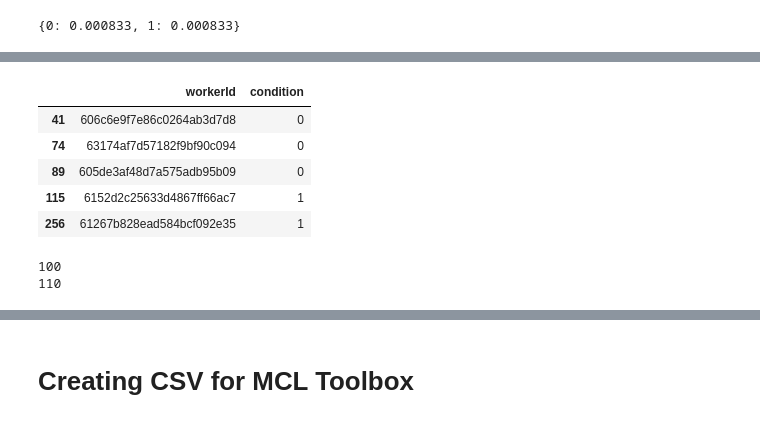
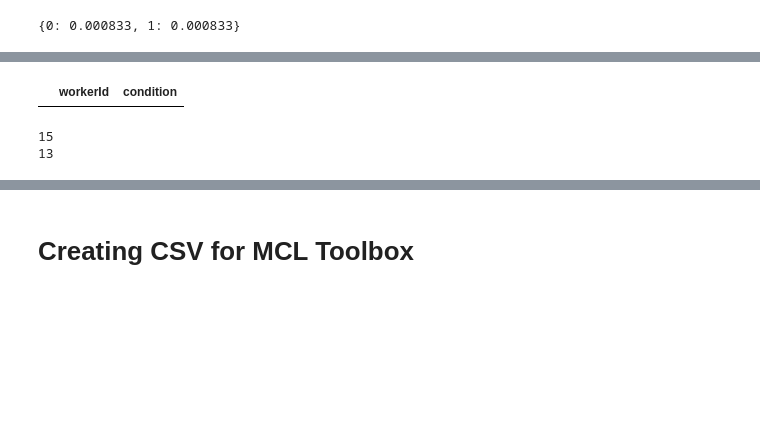
Before and after one commit to srinidhisrinivas/mcl-misalignment-mouselab, a Jupyter notebook: analysis/Preprocessing + Pilot Analysis.ipynb, the cells around one changed output, grey strips where cells are left out. Drawn from its saved outputs; the diff is of its cells as text; code cells hidden in the pictures; blank space fills up the shorter version.

```diff
--- a/analysis/Preprocessing + Pilot Analysis.ipynb
+++ b/analysis/Preprocessing + Pilot Analysis.ipynb
@@ -13,7 +13,7 @@ import pickle
 # %% [markdown]
 Creating a single JSON file for each participant from PostGRES data that contains a single list of all participant data
 # %%
-fileprefix = "full" # pilot_[1,2,4]
+fileprefix = "full_r_1" # pilot_[1,2,4]
 datafolder = '../results/'
 filepath = '{}/{}_results.json'.format(datafolder,fileprefix)
 # %%
@@ -548,5 +533,5 @@ eligible
 # %%
-data_actually_complete = ["612bdb5290b04c59c0dc0e62", "60a3fe2d888e7a090d6d8f82", "64b43cb91f5786da4da01dab", "603e1fe6849f5c63a9997cf5"]
+data_actually_complete = []
 # %%
 incomplete_data = eligible.loc[(eligible.psiturkStatus != 3) & (~eligible.workerId.isin(data_actually_complete))]
 print(len(incomplete_data))
@@ -769,7 +767,7 @@ complete_data.loc[complete_data.workerId.isin(no_code_parts)][["condition", "num
 
 exceeded_parts = []
 
-for condition in [0,1,2]:
+for condition in [0,1]:
     print("\nCondition: " +str(condition))
     condition_df = complete_data.loc[complete_data.condition == condition]
     clength = condition_df.expLength
@@ -780,14 +778,14 @@ for condition in [0,1,2]:
     print("Std: " + str(sd/60))
     print("Median: " + str(med/60))
 
-    time_exceed_df = condition_df.loc[(condition_df.expLength > mean + 3*sd) | (condition_df.expLength < mean - 3*sd)]
+    time_exceed_df = condition_df.loc[(condition_df.expLength > med + 3*sd) | (condition_df.expLength < med - 3*sd)]
     exceeded_parts += list(time_exceed_df.workerId)
 
     plt.figure()
     plt.hist(clength)
-    plt.axvline(mean, linestyle='--', color='black')
-    plt.axvline(mean + 3*sd, linestyle='--', color='blue')
-    plt.axvline(mean - 3*sd, linestyle='--', color='blue')
+    plt.axvline(med, linestyle='--', color='black')
+    plt.axvline(med + 3*sd, linestyle='--', color='blue')
+    plt.axvline(med - 3*sd, linestyle='--', color='blue')
     plt.title("\nCondition: " +str(condition))
     plt.xlabel("Exp Time (s)")
 
@@ -883,18 +853,12 @@ for idx, (workerId, ans) in effortful_parts[["workerId","alreadyParticipated"]].
 # %%
 # Already participated have to be filtered manually
 
-already_participated_ids = ["606c6e9f7e86c0264ab3d7d8", "63174af7d57182f9bf90c094",
-                            "605de3af48d7a575adb95b09", "6152d2c25633d4867ff66ac7", "61267b828ead584bcf092e35"]
+already_participated_ids = []
 
 already_participated = effortful_parts.loc[effortful_parts.workerId.isin(already_participated_ids)]
 already_participated[["workerId", "condition"]]
 # %% [output]
 |  | workerId | condition |
-| 41 | 606c6e9f7e86c0264ab3d7d8 | 0 |
-| 74 | 63174af7d57182f9bf90c094 | 0 |
-| 89 | 605de3af48d7a575adb95b09 | 0 |
-| 115 | 6152d2c25633d4867ff66ac7 | 1 |
-| 256 | 61267b828ead584bcf092e35 | 1 |
 # %%
 for p in already_participated.workerId:
     excluded_parts.append({
@@ -906,8 +870,8 @@ new_parts = effortful_parts.loc[~effortful_parts.workerId.isin(already_participa
 print(len(new_parts.loc[new_parts.condition == 0]))
 print(len(new_parts.loc[new_parts.condition == 1]))
 # %% [output]
-100
-110
+15
+13
 # %%
 # Participant data that is complete and that also has valid click strategies
 
```
Also changed, not shown: parts of 39 cells of this notebook, 3 other files.
